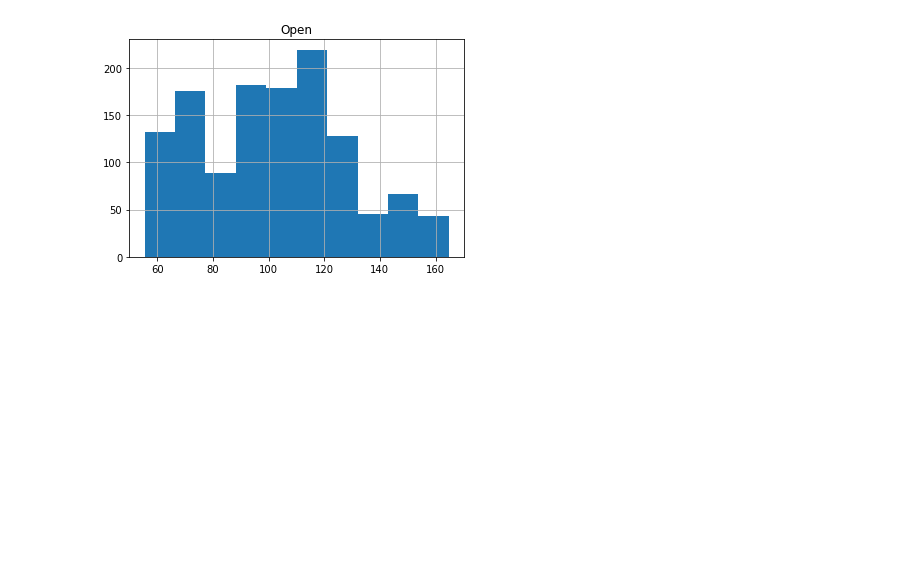
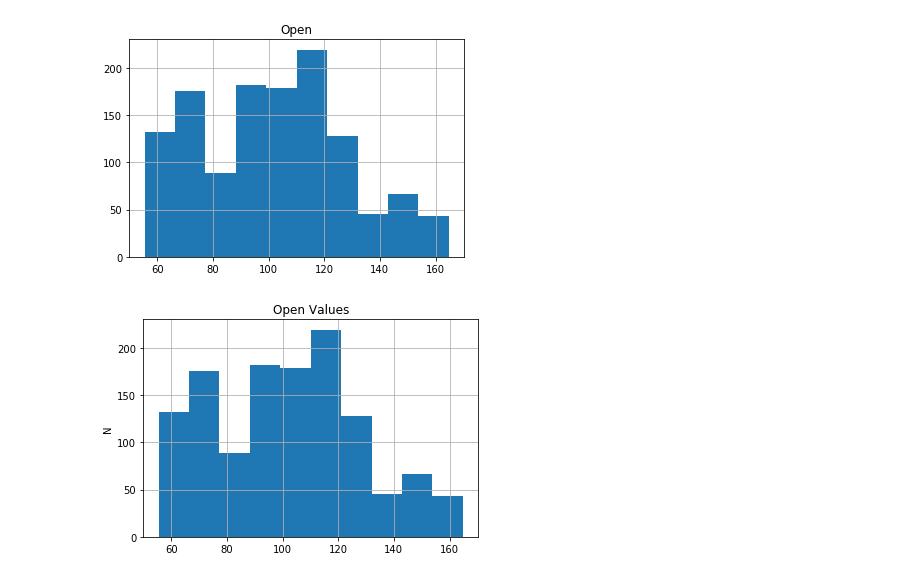
Before and after one commit to MeRajat/ML_bootcamp, a Jupyter notebook: pandas.ipynb, the cells around one changed output. Cells and saved outputs as stored; diff of their text form; code cells hidden in the pictures; blank space fills up the shorter version.

```diff
--- a/Working with a CSV File.ipynb
+++ b/pandas.ipynb
@@ -244,3 +245,20 @@ apple_stocks[['Open']].hist()
 # %% [output]
 array([[<matplotlib.axes._subplots.AxesSubplot object at 0x...>]], dtype=object)
 [figure]
+# %%
+def plot_by(dataset, column='Open', bins_count=10):
+    plot = apple_stocks[column].hist(bins=bins_count)
+
+    # Plot settings.
+    pyplot.title('%s Values' % column)
+    pyplot.ylabel('N')
+
+from ipywidgets import interact, fixed
+interact(
+    plot_by,
+    dataset=fixed(apple_stocks),
+    column=apple_stocks.columns.tolist(),
+    bins_count=(5,50)
+);
+# %% [output]
+[figure, added]
```
Also changed, not shown: parts of 1 cell of this notebook, 3 other files.
